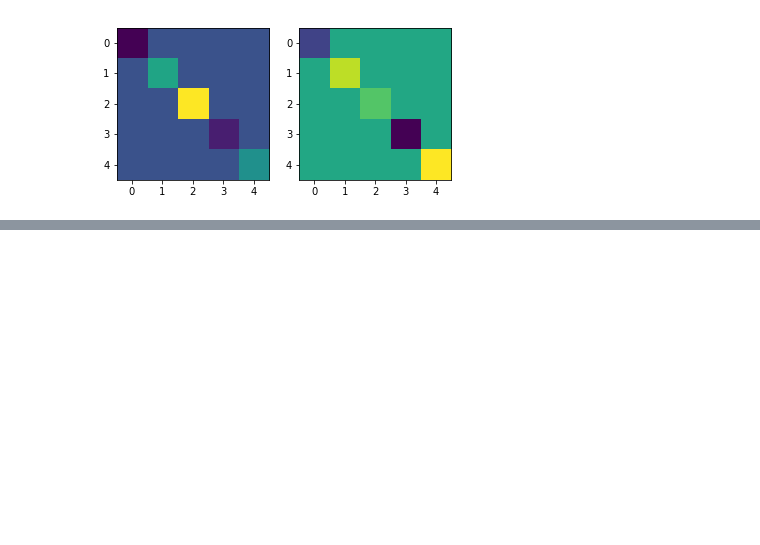
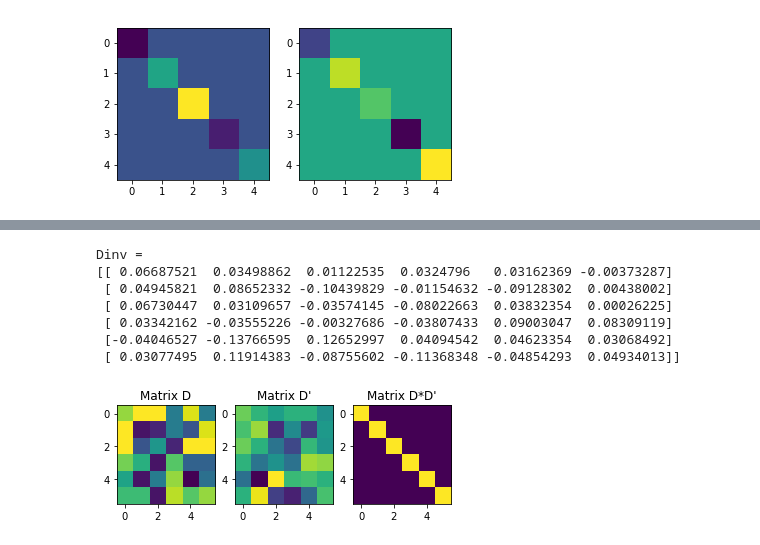
Before and after one commit to whyven/linearAlgebra, a Jupyter notebook: CodeChallenges.ipynb, the cells around one changed output, grey strips where cells are left out. Saved outputs shown, nothing was run; the diff lists cells and outputs as text; code cells hidden in the pictures; blank space fills up the shorter version.

```diff
--- a/CodeChallenges.ipynb
+++ b/CodeChallenges.ipynb
@@ -1306,0 +1311,6 @@ Dinv =
+# %%
+# Create an invertible matrix
+m = np.random.randint(2,high=7)
+D = np.random.randint(-10,10,size=(m,m))
+print("D = \n{}".format(np.matrix.view(D)))
+print("Rank of D = {}".format( np.linalg.matrix_rank(D) ) )
@@ -1306,0 +1326,23 @@ Dinv =
+# %%
+# Compute the inverse
+D_inv = np.linalg.inv( D )
+print("Dinv = \n{}".format(np.matrix.view(D_inv)))
+I_d = D@D_inv
+# Fancy plotting from the lecture videos
+fig, ax = plt.subplots(1,3)
+ax[0].imshow(D)
+ax[0].set_title("Matrix D")
+ax[1].imshow(D_inv)
+ax[1].set_title("Matrix D'")
+ax[2].imshow(I_d)
+ax[2].set_title("Matrix D*D'")
+plt.show()
+# %% [output]
+Dinv =
+[[ 0.06687521  0.03498862  0.01122535  0.0324796   0.03162369 -0.00373287]
+ [ 0.04945821  0.08652332 -0.10439829 -0.01154632 -0.09128302  0.00438002]
+ [ 0.06730447  0.03109657 -0.03574145 -0.08022663  0.03832354  0.00026225]
+ [ 0.03342162 -0.03555226 -0.00327686 -0.03807433  0.09003047  0.08309119]
+ [-0.04046527 -0.13766595  0.12652997  0.04094542  0.04623354  0.03068492]
+ [ 0.03077495  0.11914383 -0.08755602 -0.11368348 -0.04854293  0.04934013]]
+[figure, added]
```
Also changed, not shown: parts of 3 cells of this notebook.
